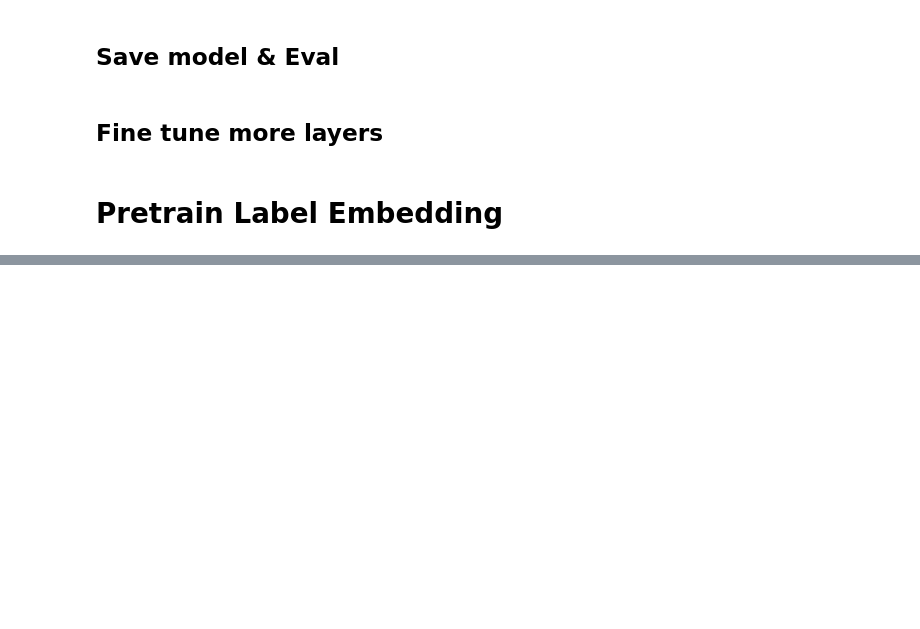
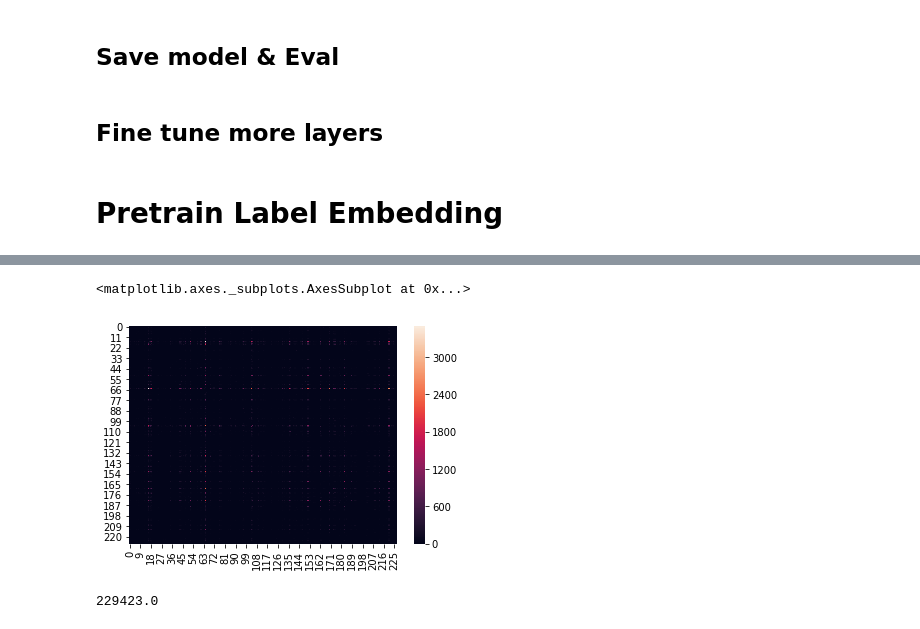
Before and after one commit to minfawang/cs231n-fashion, a Jupyter notebook: code/binbin_playground.ipynb, the cells around one changed output, grey strips where cells are left out. Saved outputs shown, nothing was run; the diff lists cells and outputs as text; code cells hidden in the pictures; blank space fills up the shorter version.

```diff
--- a/code/binbin_playground.ipynb
+++ b/code/binbin_playground.ipynb
@@ -969,0 +1002,5 @@ val_label_id = load_labels(val_label_file)
+# %%
+sns.heatmap(comatrix_valid)
+# %% [output]
+<matplotlib.axes._subplots.AxesSubplot at 0x...>
+[figure, added]
@@ -969,0 +1009,4 @@ val_label_id = load_labels(val_label_file)
+# %%
+np.max(comatrix_train)
+# %% [output]
+229423.0
```
Also changed, not shown: parts of 12 cells of this notebook, 1 other file.
